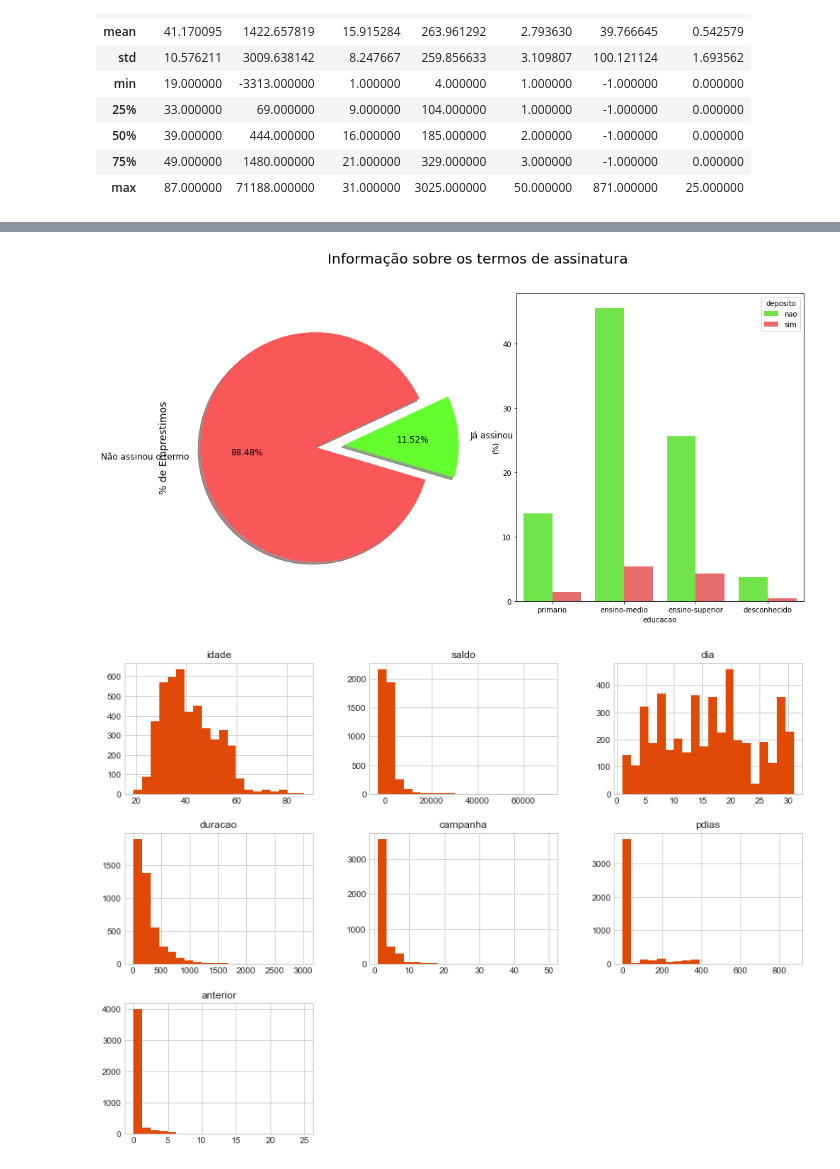
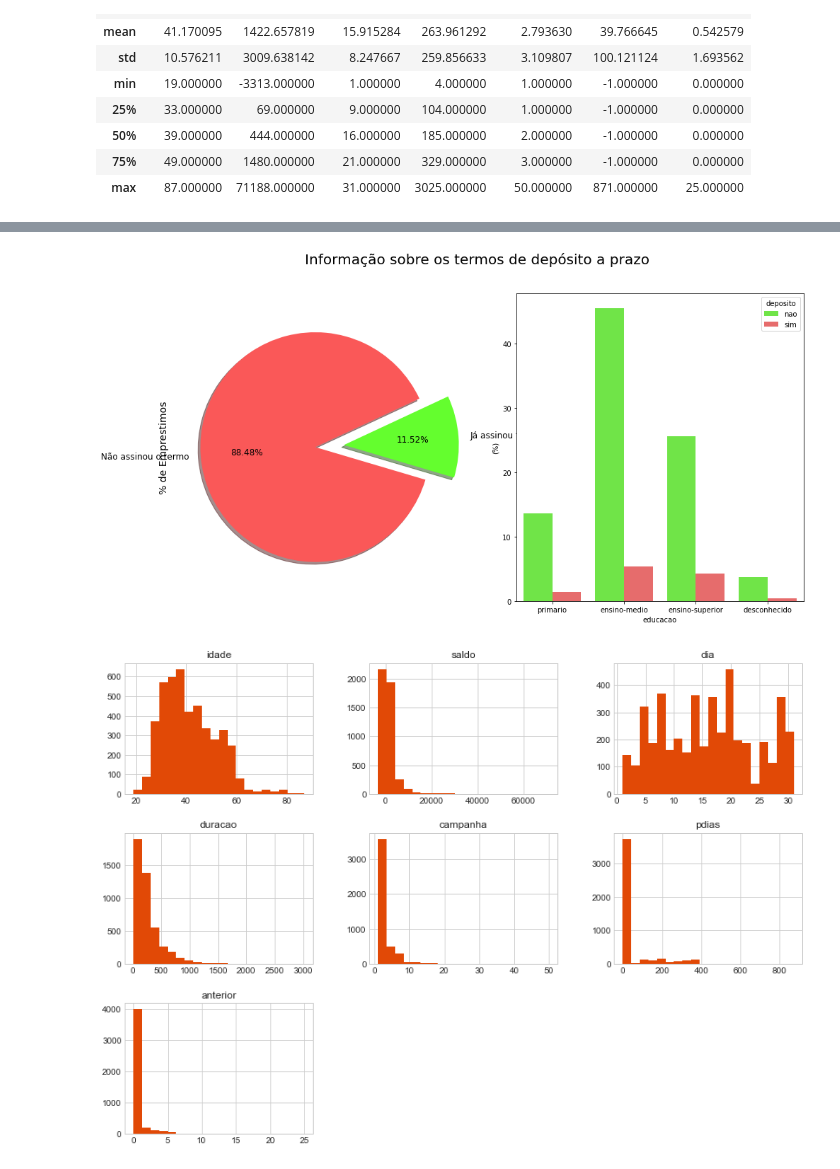
Before and after one commit to GabrielJordaoData/tccbank, a Jupyter notebook: TCC Bank/Versao_Em_Portugues_Bank.ipynb, the cells around one changed output, grey strips where cells are left out. Saved outputs shown, nothing was run; the diff lists cells and outputs as text; code cells hidden in the pictures.

```diff
--- a/TCC Bank/Versao_Em_Portugues_Bank.ipynb
+++ b/TCC Bank/Versao_Em_Portugues_Bank.ipynb
@@ -172,29 +115,24 @@ memory usage: 600.6+ KB
 # %%
 f, ax = plt.subplots(1,2, figsize=(16,8))
 
 colors = ["#FA5858", "#64FE2E"]
-labels ="Não assinou o termo", "Já assinou termos de assinatura"
+labels ="Não assinou o termo", "Já assinou termos de depósito a prazo"
 
-plt.suptitle('Informação sobre os termos de assinatura', fontsize=20)
+plt.suptitle('Informação sobre os termos de depósito a prazo', fontsize=20)
 
 df["deposito"].value_counts().plot.pie(explode=[0,0.25], autopct='%1.2f%%', ax=ax[0], shadow=True, colors=colors,
                                              labels=labels, fontsize=12, startangle=25)
 
-
-# ax[0].set_title('State of Loan', fontsize=16)
 ax[0].set_ylabel('% de Emprestimos', fontsize=14)
 
-# sns.countplot('loan_condition', data=df, ax=ax[1], palette=colors)
-# ax[1].set_title('Condition of Loans', fontsize=20)
-# ax[1].set_xticklabels(['Good', 'Bad'], rotation='horizontal')
 palette = ["#64FE2E", "#FA5858"]
 
 sns.barplot(x="educacao", y="saldo", hue="deposito", data=df, palette=palette, estimator=lambda x: len(x) / len(df) * 100)
 ax[1].set(ylabel="(%)")
 ax[1].set_xticklabels(df["educacao"].unique(), rotation=0, rotation_mode="anchor")
 plt.show()
 # %% [output]
-[figure, old version]
+[figure, new version]
 # %%
 # Vamos observar como os dados numericos sao distribuidos
 import matplotlib.pyplot as plt
```
Also changed, not shown: parts of 29 cells of this notebook.
